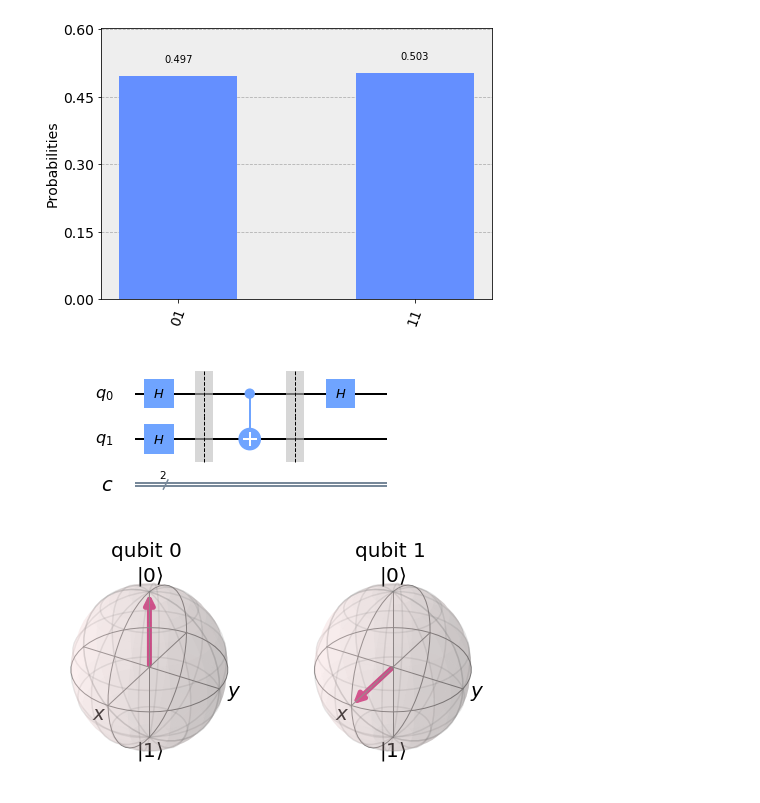
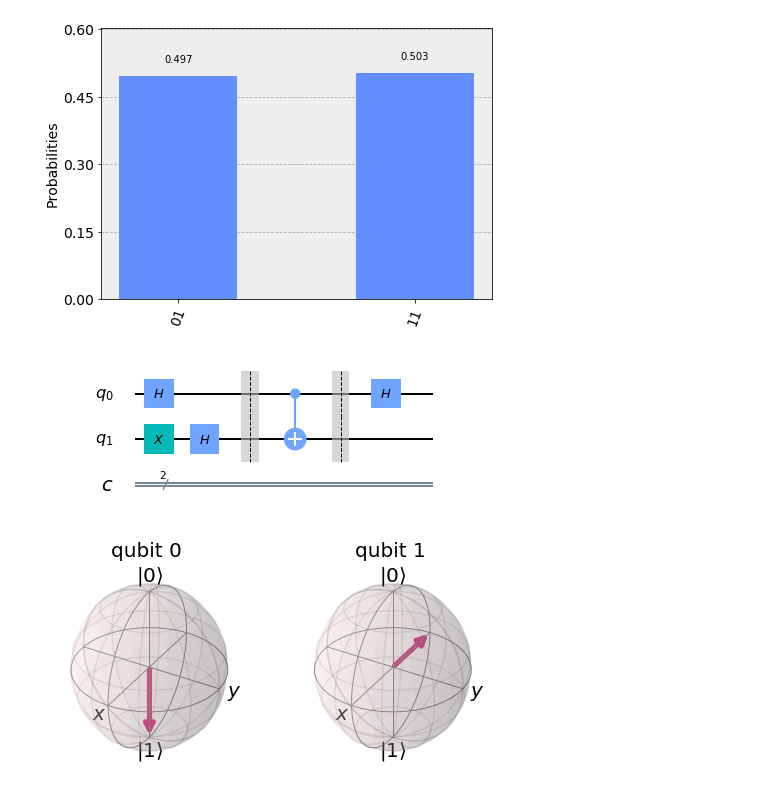
Before and after one commit to shashanka300/QC-practice, a Jupyter notebook: practice/gate observation.ipynb, the cells around one changed output. Saved outputs shown, nothing was run; the diff lists cells and outputs as text; code cells hidden in the pictures.

```diff
--- a/practice/gate observation.ipynb
+++ b/practice/gate observation.ipynb
@@ -394,16 +395,17 @@ plot_histogram(res)
 # %%
 qc=QuantumCircuit(2,2)
 qc.h(0)
+qc.x(1)
 qc.h(1)
 qc.barrier()
 qc.cx(0,1)
 qc.barrier()
 qc.h(0)
 qc.draw(output='mpl')
 # %% [output]
-[figure, old version]
+[figure, new version]
 # %%
 res=execute(qc,bc2).result().get_statevector()
 plot_bloch_multivector(res)
 # %% [output]
-[figure, old version]
+[figure, new version]
```
Also changed, not shown: parts of 6 cells of this notebook.
